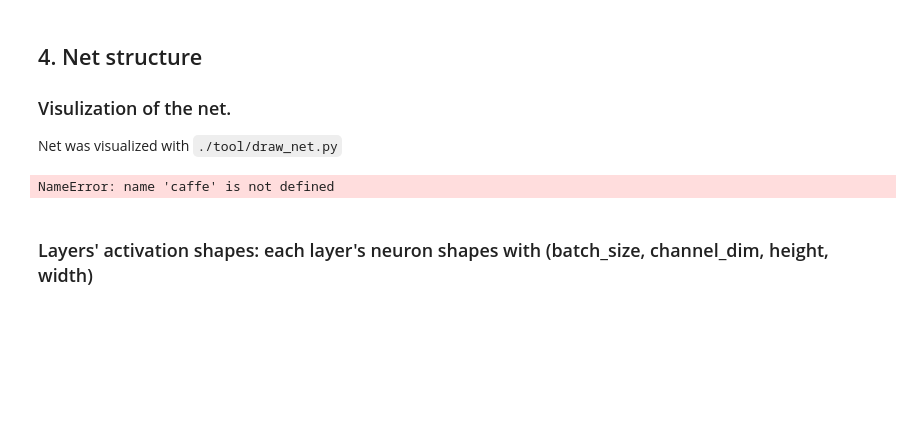
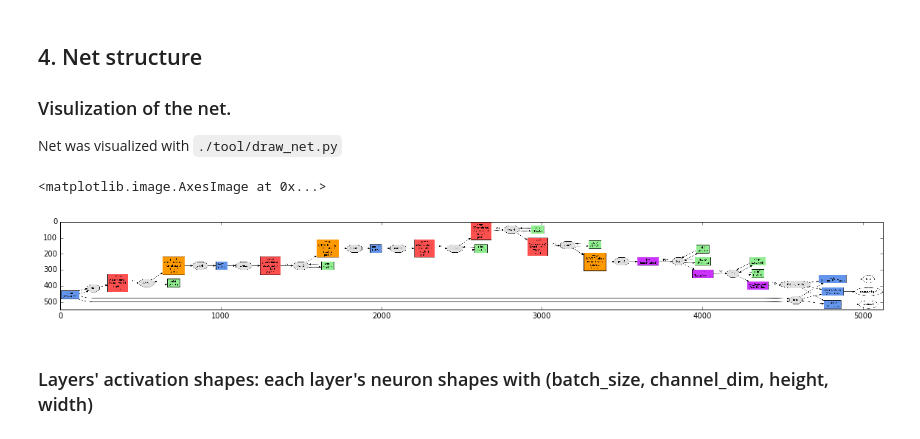
Before and after one commit to THU-HCI2016-MLGroup/FingerprintOnPaintings, a Jupyter notebook: Fingerprint on Paintings.ipynb, the cells around one changed output. Saved outputs shown, nothing was run; the diff lists cells and outputs as text; code cells hidden in the pictures; blank space fills up the shorter version.

```diff
--- a/Fingerprint on Paintings.ipynb
+++ b/Fingerprint on Paintings.ipynb
@@ -51,9 +48,11 @@ net = caffe.Net(MODEL_FILE,      # defines the structure of the model
 Net was visualized with `./tool/draw_net.py`
 # %%
 image = caffe.io.load_image(NET_IMG_FILE)
+plt.figure(figsize = (20,10))
 plt.imshow(image)
 # %% [output]
-NameError: name 'caffe' is not defined
+<matplotlib.image.AxesImage at 0x...>
+[figure, added]
 # %% [markdown]
 ### Layers' activation shapes: each layer's neuron shapes with (batch_size, channel_dim, height, width)
 # %%
```
Also changed, not shown: parts of 9 cells of this notebook, 1 other file.
